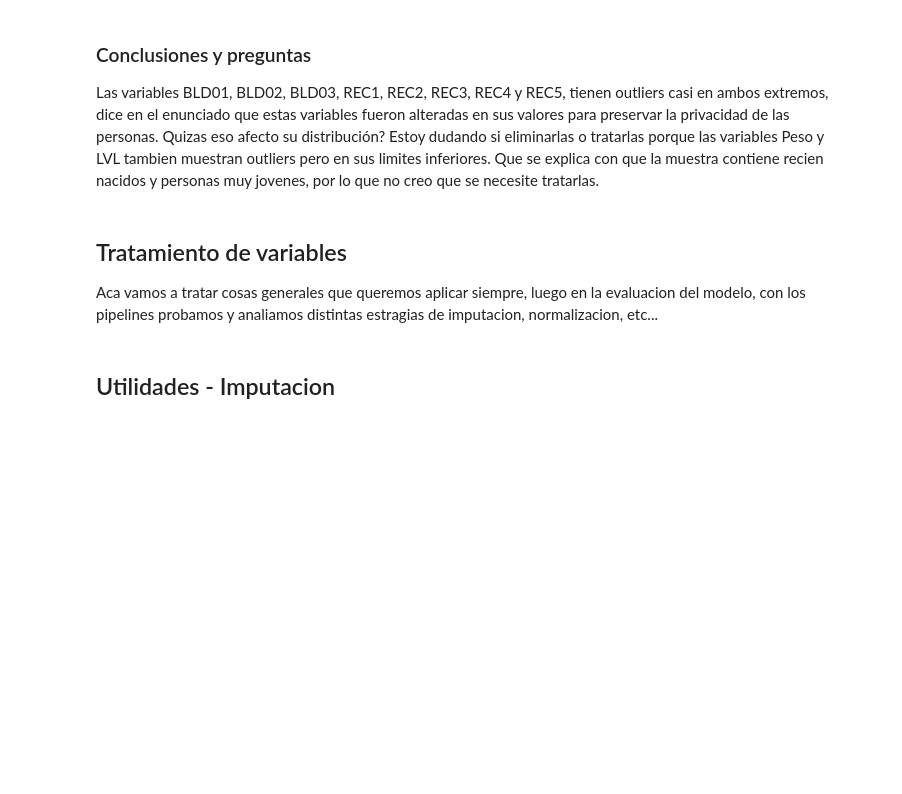
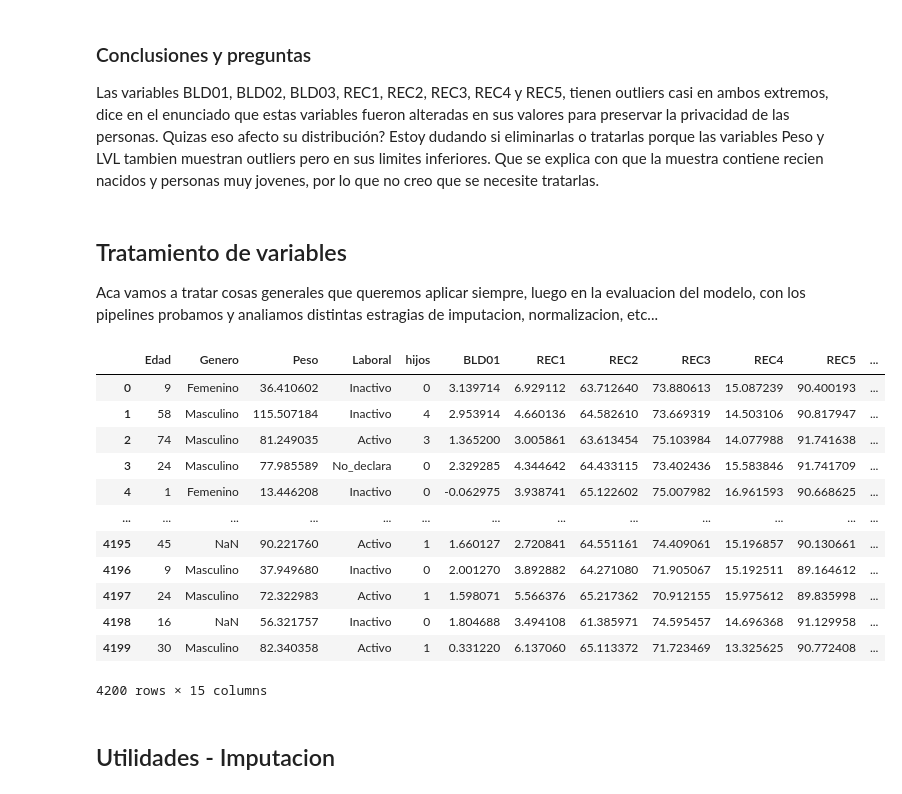
Before and after one commit to ignaciomontovio/TP-Virus, a Jupyter notebook: TP_EntregableVirus.ipynb, the cells around one changed output. Saved outputs shown, nothing was run; the diff lists cells and outputs as text; code cells hidden in the pictures; blank space fills up the shorter version.

```diff
--- a/TP_EntregableVirus.ipynb
+++ b/TP_EntregableVirus.ipynb
@@ -239,3 +332,36 @@ df_normalize = df_normalize.dropna(subset=['Edad'])
+# %%
+import pandas as pd
+from sklearn.linear_model import LinearRegression
+
+# Separa los datos en conjuntos completos y faltantes
+df_completo = df.dropna()
+df_faltante = df[df['Edad'].isnull()]
+
+# Entrena un modelo de regresión utilizando las columnas correlacionadas como predictoras
+modelo = LinearRegression()
+modelo.fit(df_completo[['Peso', 'hijos']], df_completo['Edad'])
+
+# Predice los valores faltantes
+valores_predichos = modelo.predict(df_faltante[['Peso', 'hijos']])
+
+# Asigna los valores predichos de vuelta al DataFrame original
+df.loc[df['Edad'].isnull(), 'Edad'] = valores_predichos
+df['Edad'] = df['Edad'].astype(int)
+df
+# %% [output]
+|  | Edad | Genero | Peso | Laboral | hijos | BLD01 | REC1 | REC2 | REC3 | REC4 | REC5 | ... |
+| 0 | 9 | Femenino | 36.410602 | Inactivo | 0 | 3.139714 | 6.929112 | 63.712640 | 73.880613 | 15.087239 | 90.400193 | ... |
+| 1 | 58 | Masculino | 115.507184 | Inactivo | 4 | 2.953914 | 4.660136 | 64.582610 | 73.669319 | 14.503106 | 90.817947 | ... |
+| 2 | 74 | Masculino | 81.249035 | Activo | 3 | 1.365200 | 3.005861 | 63.613454 | 75.103984 | 14.077988 | 91.741638 | ... |
+| 3 | 24 | Masculino | 77.985589 | No_declara | 0 | 2.329285 | 4.344642 | 64.433115 | 73.402436 | 15.583846 | 91.741709 | ... |
+| 4 | 1 | Femenino | 13.446208 | Inactivo | 0 | -0.062975 | 3.938741 | 65.122602 | 75.007982 | 16.961593 | 90.668625 | ... |
+| ... | ... | ... | ... | ... | ... | ... | ... | ... | ... | ... | ... | ... |
+| 4195 | 45 | NaN | 90.221760 | Activo | 1 | 1.660127 | 2.720841 | 64.551161 | 74.409061 | 15.196857 | 90.130661 | ... |
+| 4196 | 9 | Masculino | 37.949680 | Inactivo | 0 | 2.001270 | 3.892882 | 64.271080 | 71.905067 | 15.192511 | 89.164612 | ... |
+| 4197 | 24 | Masculino | 72.322983 | Activo | 1 | 1.598071 | 5.566376 | 65.217362 | 70.912155 | 15.975612 | 89.835998 | ... |
+| 4198 | 16 | NaN | 56.321757 | Inactivo | 0 | 1.804688 | 3.494108 | 61.385971 | 74.595457 | 14.696368 | 91.129958 | ... |
+| 4199 | 30 | Masculino | 82.340358 | Activo | 1 | 0.331220 | 6.137060 | 65.113372 | 71.723469 | 13.325625 | 90.772408 | ... |
+4200 rows × 15 columns
 # %%
 def preparacion_de_datos(df_input, target, escalar_valores=False):
   df = df_input
```
Also changed, not shown: parts of 31 cells of this notebook.
